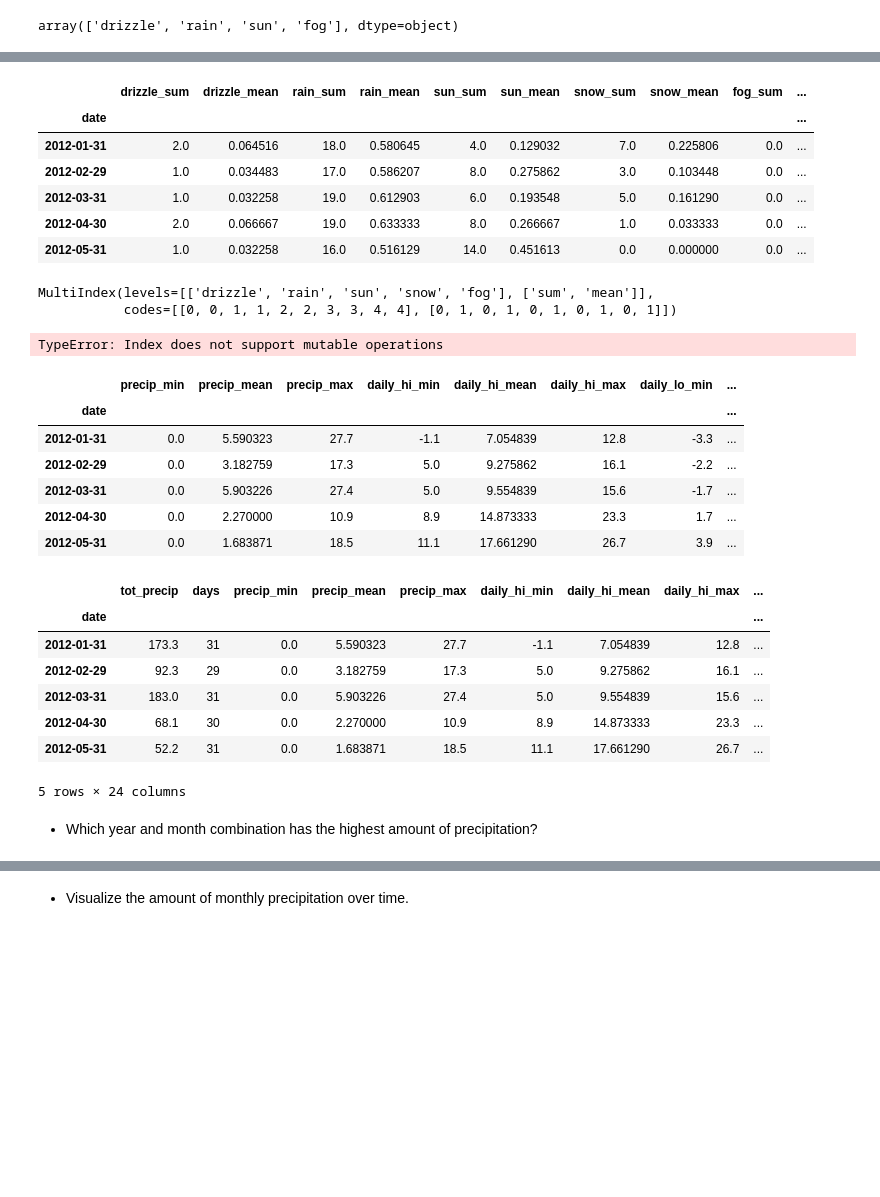
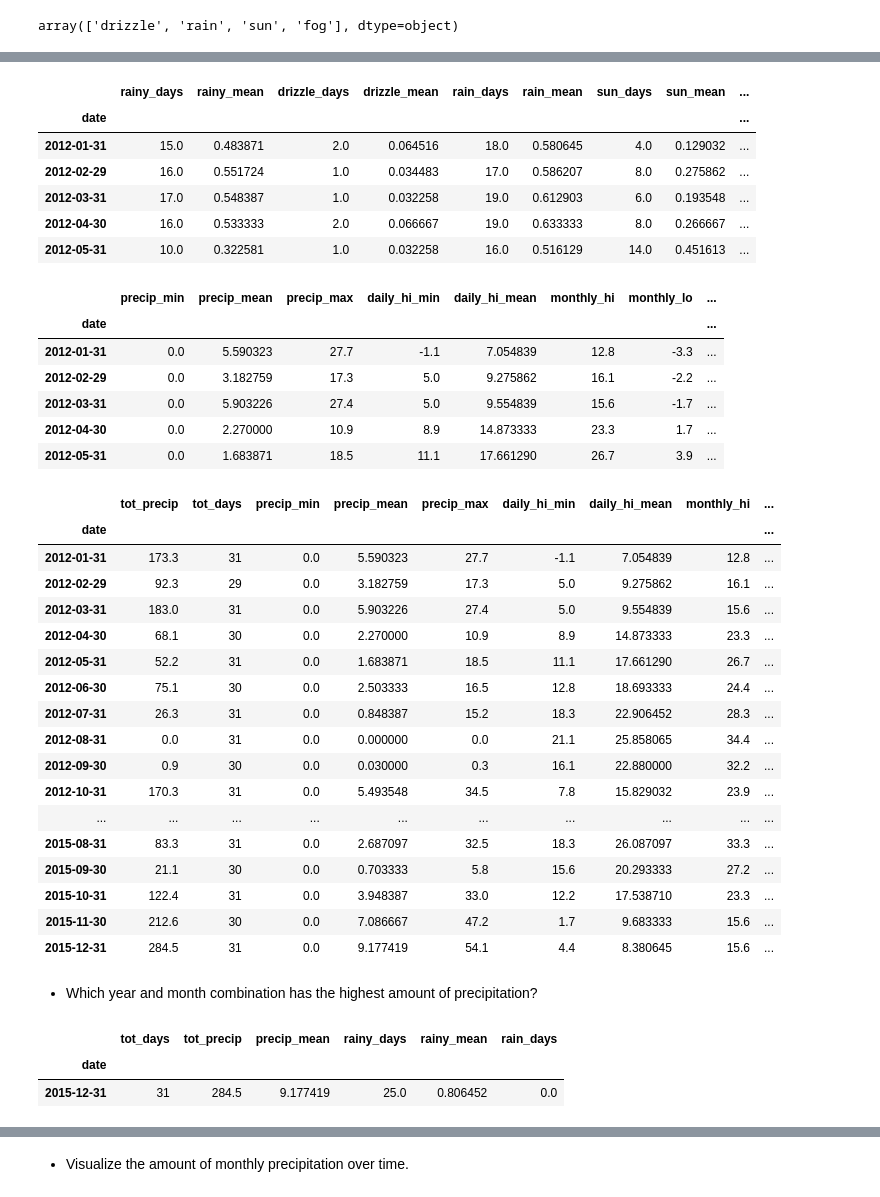
Before and after one commit to kjeliasen/ds-methodologies-exercises, a Jupyter notebook: time_series/exercises_additional.ipynb, the cells around one changed output, grey strips where cells are left out. Drawn from its saved outputs; the diff is of its cells as text; code cells hidden in the pictures; blank space fills up the shorter version.

```diff
--- a/time_series/exercises_additional.ipynb
+++ b/time_series/exercises_additional.ipynb
@@ -344,5 +349,5 @@ weather     1461 non-null object
 # %%
-seawx_stat_cols = seawx.columns[seawx.dtypes!='object']
-seawx_desc_cols = seawx.columns[seawx.dtypes=='object']
+seawx_stat_cols = ['precip', 'daily_hi', 'daily_lo', 'wind']
+seawx_desc_cols = ['weather', 'rainy']
 print('stats:',seawx_stat_cols,'\ndesc:',seawx_desc_cols)
 # %% [output]
@@ -377,7 +382,7 @@ array(['drizzle', 'rain', 'sun', 'fog'], dtype=object)
 # %%
 seawxm_sums = seawx[['precip']].copy()
 seawxm_sums['days'] = 1
-seawxm_sums = seawxm_sums.resample('M').sum().rename(columns={'precip': 'tot_precip'})
+seawxm_sums = seawxm_sums.resample('M').sum().rename(columns={'precip': 'tot_precip', 'days': 'tot_days', 'rainy': 'rainy_days'})
 # seawxm_sums = seawxm[['days','tot_precip']]
 seawxm_sums.head()
 # %% [output]
@@ -418,32 +413,23 @@ seawx_conds.head(15)
 # %%
 seawxm_conds = seawx_conds.resample('M').agg(['sum', 'mean'])
+seawxm_conds.columns.set_levels(['days','mean'],level=1,inplace=True)
 seawxm_conds.columns = [p1+'_'+p2 for p1, p2 in seawxm_conds.columns]
-seawxm_conds.head()
+ifull(seawxm_conds.head())
 # %% [output]
-|  | drizzle_sum | drizzle_mean | rain_sum | rain_mean | sun_sum | sun_mean | snow_sum | snow_mean | fog_sum | ... |
-| date |  |  |  |  |  |  |  |  |  | ... |
-| 2012-01-31 | 2.0 | 0.064516 | 18.0 | 0.580645 | 4.0 | 0.129032 | 7.0 | 0.225806 | 0.0 | ... |
-| 2012-02-29 | 1.0 | 0.034483 | 17.0 | 0.586207 | 8.0 | 0.275862 | 3.0 | 0.103448 | 0.0 | ... |
-| 2012-03-31 | 1.0 | 0.032258 | 19.0 | 0.612903 | 6.0 | 0.193548 | 5.0 | 0.161290 | 0.0 | ... |
-| 2012-04-30 | 2.0 | 0.066667 | 19.0 | 0.633333 | 8.0 | 0.266667 | 1.0 | 0.033333 | 0.0 | ... |
-| 2012-05-31 | 1.0 | 0.032258 | 16.0 | 0.516129 | 14.0 | 0.451613 | 0.0 | 0.000000 | 0.0 | ... |
+|  | rainy_days | rainy_mean | drizzle_days | drizzle_mean | rain_days | rain_mean | sun_days | sun_mean | ... |
+| date |  |  |  |  |  |  |  |  | ... |
+| 2012-01-31 | 15.0 | 0.483871 | 2.0 | 0.064516 | 18.0 | 0.580645 | 4.0 | 0.129032 | ... |
+| 2012-02-29 | 16.0 | 0.551724 | 1.0 | 0.034483 | 17.0 | 0.586207 | 8.0 | 0.275862 | ... |
+| 2012-03-31 | 17.0 | 0.548387 | 1.0 | 0.032258 | 19.0 | 0.612903 | 6.0 | 0.193548 | ... |
+| 2012-04-30 | 16.0 | 0.533333 | 2.0 | 0.066667 | 19.0 | 0.633333 | 8.0 | 0.266667 | ... |
+| 2012-05-31 | 10.0 | 0.322581 | 1.0 | 0.032258 | 16.0 | 0.516129 | 14.0 | 0.451613 | ... |
-# %%
-seawxm_conds2 = seawx_conds.resample('M').agg(['sum', 'mean'])
-seawxm_conds2.columns
-# %% [output]
-MultiIndex(levels=[['drizzle', 'rain', 'sun', 'snow', 'fog'], ['sum', 'mean']],
-           codes=[[0, 0, 1, 1, 2, 2, 3, 3, 4, 4], [0, 1, 0, 1, 0, 1, 0, 1, 0, 1]])
-# %%
-seawxm_conds2.columns.levels[1][0]='days'
-seawxm_conds2.columns
-# %% [output]
-TypeError: Index does not support mutable operations
 # %%
 seawxm_stats = seawx_stats.resample('M').agg(['min', 'mean', 'max'])
 seawxm_stats.columns = [p1+'_'+p2 for p1, p2 in seawxm_stats.columns]
-seawxm_stats.head()
+seawxm_stats.rename(columns={'daily_hi_max': 'monthly_hi', 'daily_lo_min':'monthly_lo'},inplace=True)
+ifull(seawxm_stats.head())
 # %% [output]
-|  | precip_min | precip_mean | precip_max | daily_hi_min | daily_hi_mean | daily_hi_max | daily_lo_min | ... |
+|  | precip_min | precip_mean | precip_max | daily_hi_min | daily_hi_mean | monthly_hi | monthly_lo | ... |
 | date |  |  |  |  |  |  |  | ... |
 | 2012-01-31 | 0.0 | 5.590323 | 27.7 | -1.1 | 7.054839 | 12.8 | -3.3 | ... |
 | 2012-02-29 | 0.0 | 3.182759 | 17.3 | 5.0 | 9.275862 | 16.1 | -2.2 | ... |
@@ -452,15 +438,36 @@ seawxm_stats.head()
 | 2012-05-31 | 0.0 | 1.683871 | 18.5 | 11.1 | 17.661290 | 26.7 | 3.9 | ... |
 # %%
 seawxm = seawxm_sums.join(seawxm_stats.join(seawxm_conds))
-seawxm.head()
+ifull(seawxm)
 # %% [output]
-|  | tot_precip | days | precip_min | precip_mean | precip_max | daily_hi_min | daily_hi_mean | daily_hi_max | ... |
+|  | tot_precip | tot_days | precip_min | precip_mean | precip_max | daily_hi_min | daily_hi_mean | monthly_hi | ... |
 | date |  |  |  |  |  |  |  |  | ... |
 | 2012-01-31 | 173.3 | 31 | 0.0 | 5.590323 | 27.7 | -1.1 | 7.054839 | 12.8 | ... |
 | 2012-02-29 | 92.3 | 29 | 0.0 | 3.182759 | 17.3 | 5.0 | 9.275862 | 16.1 | ... |
 | 2012-03-31 | 183.0 | 31 | 0.0 | 5.903226 | 27.4 | 5.0 | 9.554839 | 15.6 | ... |
 | 2012-04-30 | 68.1 | 30 | 0.0 | 2.270000 | 10.9 | 8.9 | 14.873333 | 23.3 | ... |
 | 2012-05-31 | 52.2 | 31 | 0.0 | 1.683871 | 18.5 | 11.1 | 17.661290 | 26.7 | ... |
+| 2012-06-30 | 75.1 | 30 | 0.0 | 2.503333 | 16.5 | 12.8 | 18.693333 | 24.4 | ... |
+| 2012-07-31 | 26.3 | 31 | 0.0 | 0.848387 | 15.2 | 18.3 | 22.906452 | 28.3 | ... |
+| 2012-08-31 | 0.0 | 31 | 0.0 | 0.000000 | 0.0 | 21.1 | 25.858065 | 34.4 | ... |
+| 2012-09-30 | 0.9 | 30 | 0.0 | 0.030000 | 0.3 | 16.1 | 22.880000 | 32.2 | ... |
+| 2012-10-31 | 170.3 | 31 | 0.0 | 5.493548 | 34.5 | 7.8 | 15.829032 | 23.9 | ... |
+| ... | ... | ... | ... | ... | ... | ... | ... | ... | ... |
+| 2015-08-31 | 83.3 | 31 | 0.0 | 2.687097 | 32.5 | 18.3 | 26.087097 | 33.3 | ... |
+| 2015-09-30 | 21.1 | 30 | 0.0 | 0.703333 | 5.8 | 15.6 | 20.293333 | 27.2 | ... |
+| 2015-10-31 | 122.4 | 31 | 0.0 | 3.948387 | 33.0 | 12.2 | 17.538710 | 23.3 | ... |
+| 2015-11-30 | 212.6 | 30 | 0.0 | 7.086667 | 47.2 | 1.7 | 9.683333 | 15.6 | ... |
+| 2015-12-31 | 284.5 | 31 | 0.0 | 9.177419 | 54.1 | 4.4 | 8.380645 | 15.6 | ... |
-5 rows × 24 columns
 # %% [markdown]
 - Which year and month combination has the highest amount of precipitation?
+# %%
+top_precip = seawxm.tot_precip.max()
+top_precip_mean = seawxm.precip_mean.max()
+seaprecip = seawxm[['tot_days', 'tot_precip', 'precip_mean', 'rainy_days', 'rainy_mean', 'rain_days']]
+seaprecipest = seaprecip[(seaprecip.tot_precip == top_precip) | (seaprecip.precip_mean == top_precip_mean)]
+
+ifull(seaprecipest)
+# %% [output]
+|  | tot_days | tot_precip | precip_mean | rainy_days | rainy_mean | rain_days |
+| date |  |  |  |  |  |  |
+| 2015-12-31 | 31 | 284.5 | 9.177419 | 25.0 | 0.806452 | 0.0 |
```
Also changed, not shown: parts of 12 cells of this notebook, 5 other files.
